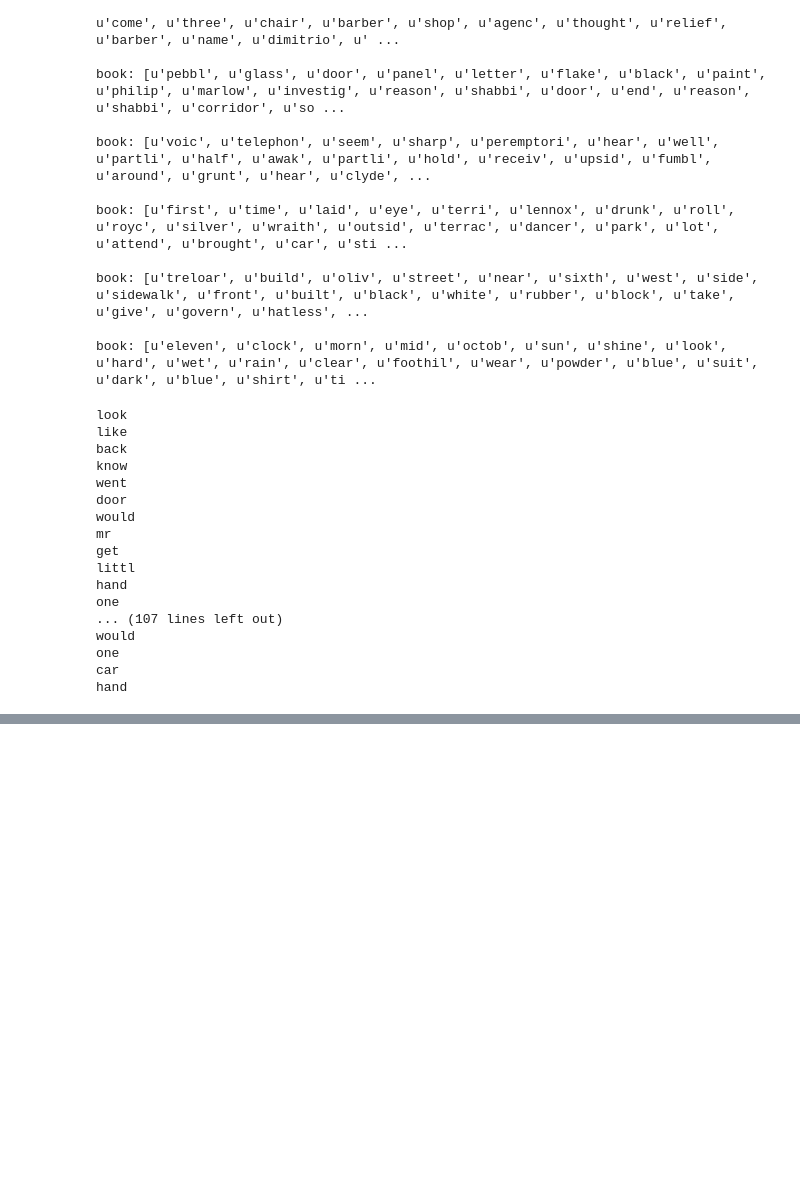
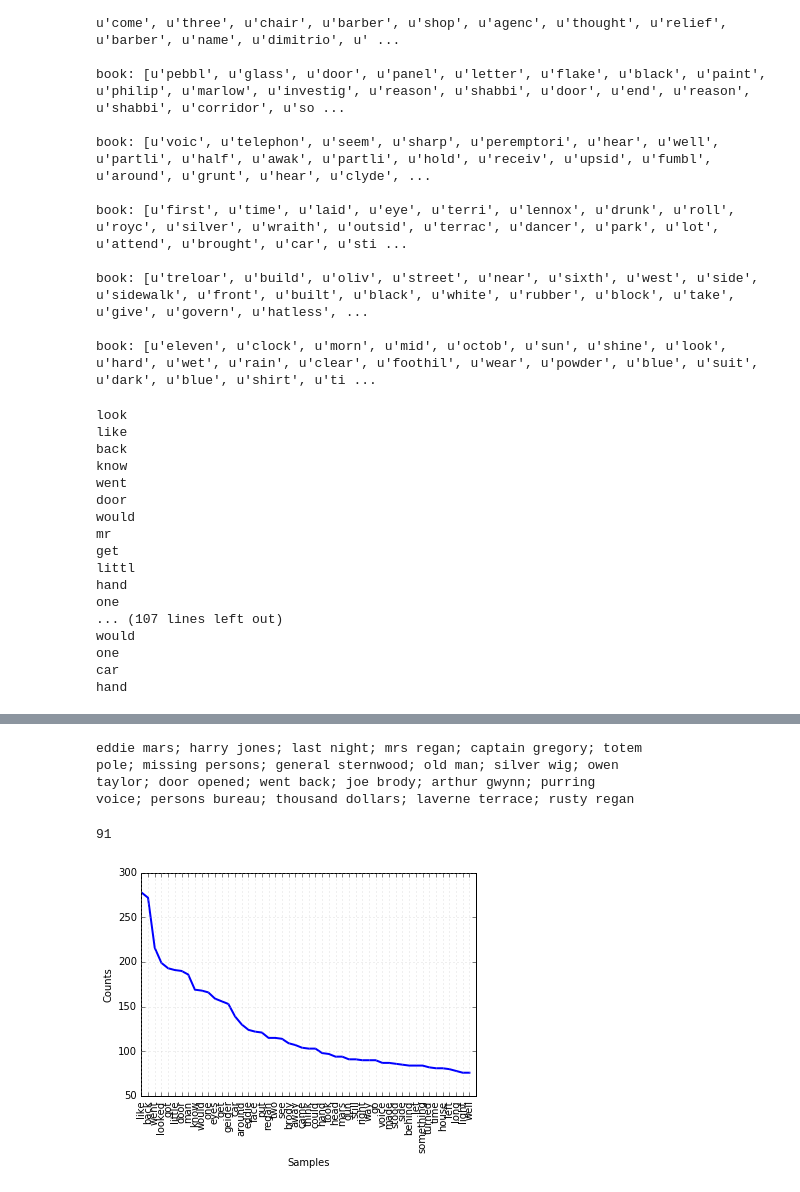
Before and after one commit to annemanguyen/metis_projects, a Jupyter notebook: chandler.ipynb, the cells around one changed output, grey strips where cells are left out. Cells and saved outputs as stored; diff of their text form; code cells hidden in the pictures; blank space fills up the shorter version.

```diff
--- a/chandler.ipynb
+++ b/chandler.ipynb
@@ -102,0 +154,5 @@ ldamodel2 = gensim.models.ldamodel.LdaModel(corpus2, num_topics=5, alpha = 'auto
+# %%
+raw = sleep.lower()
+sleepwords = tokenizer.tokenize(raw)
+# %%
+stopped = [w for w in sleepwords if not w in stop]
@@ -102,0 +167,2 @@ ldamodel2 = gensim.models.ldamodel.LdaModel(corpus2, num_topics=5, alpha = 'auto
+# %%
+text = nltk.Text(stopped)
@@ -102,0 +207,11 @@ ldamodel2 = gensim.models.ldamodel.LdaModel(corpus2, num_topics=5, alpha = 'auto
+# %%
+text.collocations()
+# %% [output]
+eddie mars; harry jones; last night; mrs regan; captain gregory; totem
+pole; missing persons; general sternwood; old man; silver wig; owen
+taylor; door opened; went back; joe brody; arthur gwynn; purring
+voice; persons bureau; thousand dollars; laverne terrace; rusty regan
+# %%
+text.count('gun')
+# %% [output]
+91
@@ -102,0 +220,6 @@ ldamodel2 = gensim.models.ldamodel.LdaModel(corpus2, num_topics=5, alpha = 'auto
+# %%
+fd = nltk.FreqDist(text)
+# %%
+fd.plot(50,cumulative=False)
+# %% [output]
+[figure, added]
```
Also changed, not shown: parts of 39 cells of this notebook.
